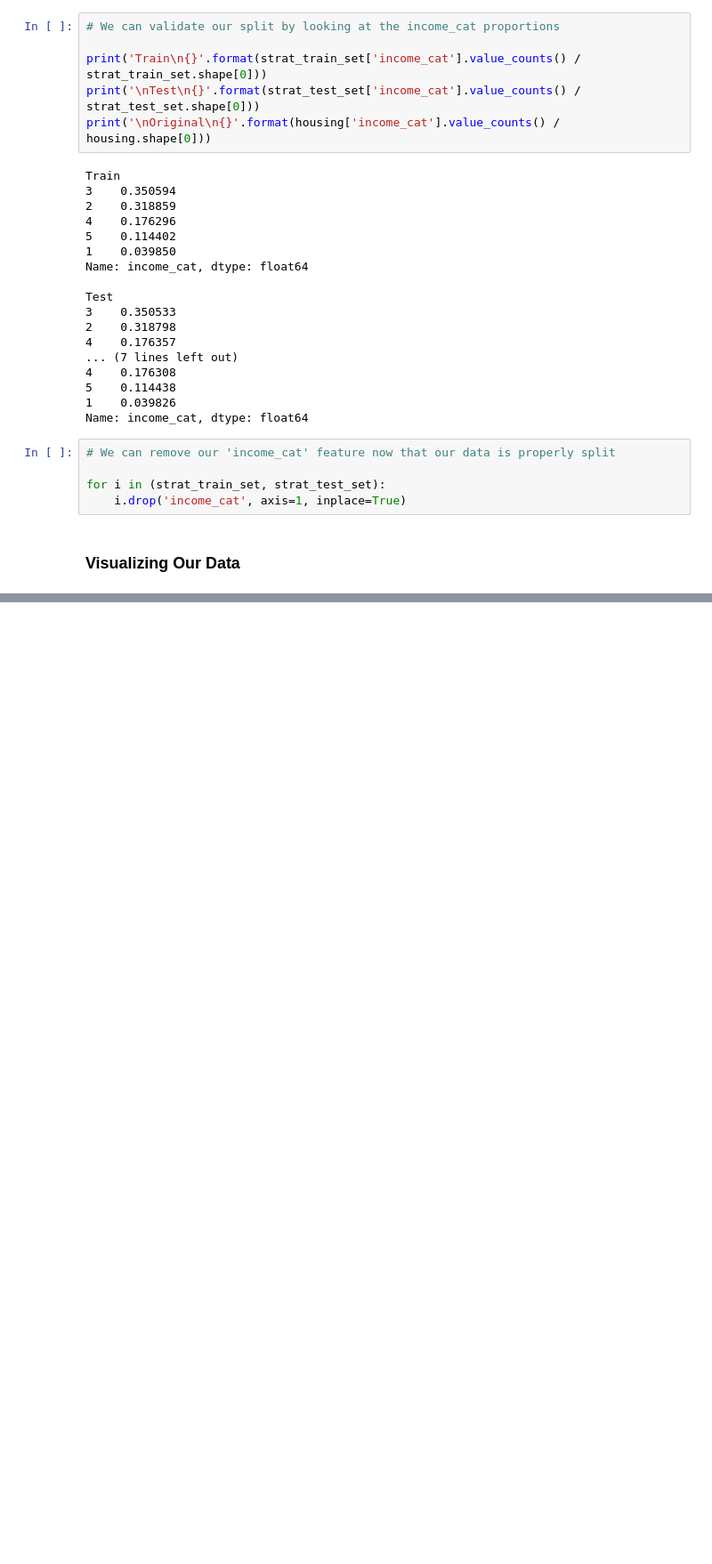
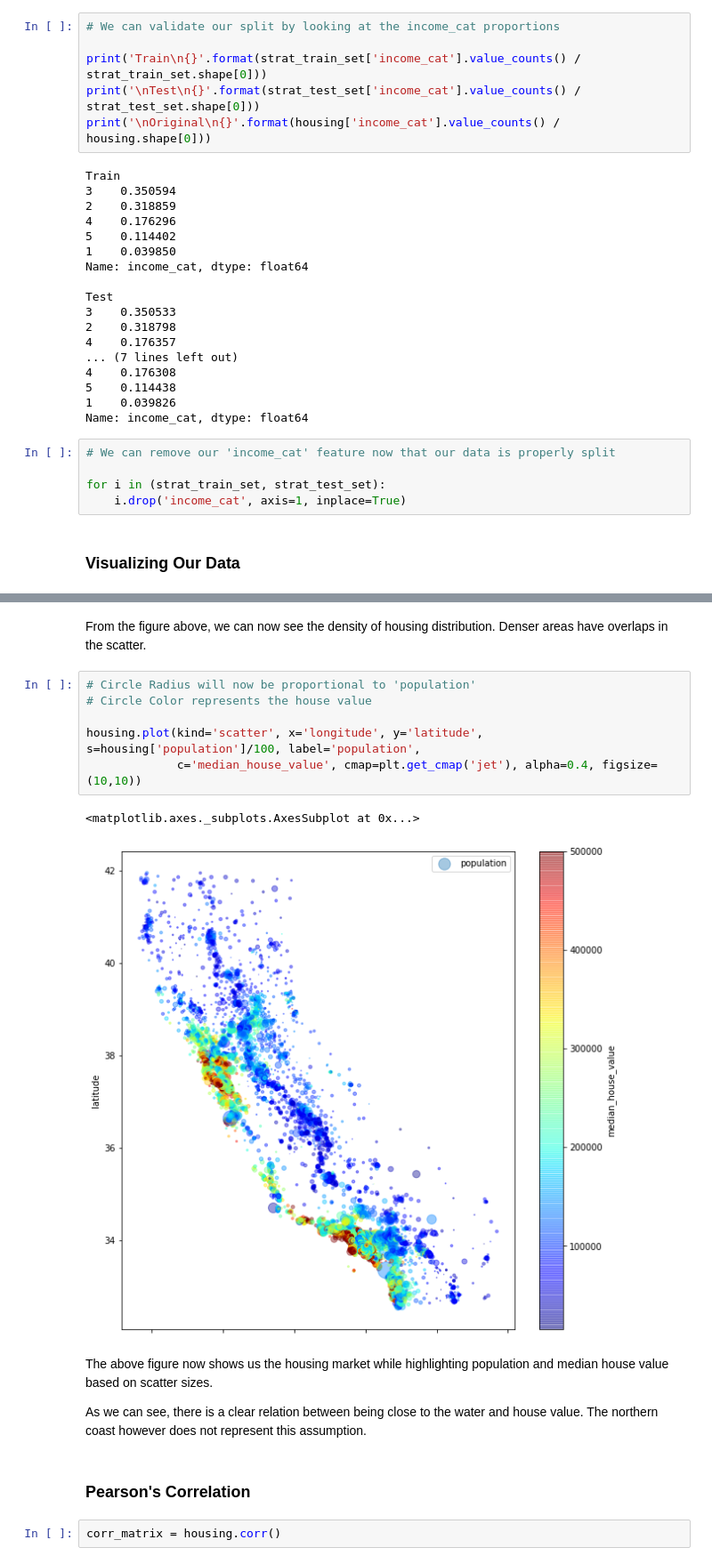
Before and after one commit to HYPERTONE/Analytics, a Jupyter notebook: California/California.ipynb, the cells around one changed output, grey strips where cells are left out. Shown at 89% size. Saved outputs shown, nothing was run; the diff lists cells and outputs as text; blank space fills up the shorter version.

```diff
--- a/California/California.ipynb
+++ b/California/California.ipynb
@@ -146,0 +152,19 @@ for i in (strat_train_set, strat_test_set):
+# %% [markdown]
+From the figure above, we can now see the density of housing distribution. Denser areas have overlaps in the scatter.
+# %%
+# Circle Radius will now be proportional to 'population'
+# Circle Color represents the house value
+
+housing.plot(kind='scatter', x='longitude', y='latitude', s=housing['population']/100, label='population',
+             c='median_house_value', cmap=plt.get_cmap('jet'), alpha=0.4, figsize=(10,10))
+# %% [output]
+<matplotlib.axes._subplots.AxesSubplot at 0x...>
+[figure, added]
+# %% [markdown]
+The above figure now shows us the housing market while highlighting population and median house value based on scatter sizes.
+
+As we can see, there is a clear relation between being close to the water and house value. The northern coast however does not represent this assumption.
+# %% [markdown]
+### Pearson's Correlation
+# %%
+corr_matrix = housing.corr()
```
Also changed, not shown: parts of 12 cells of this notebook.
